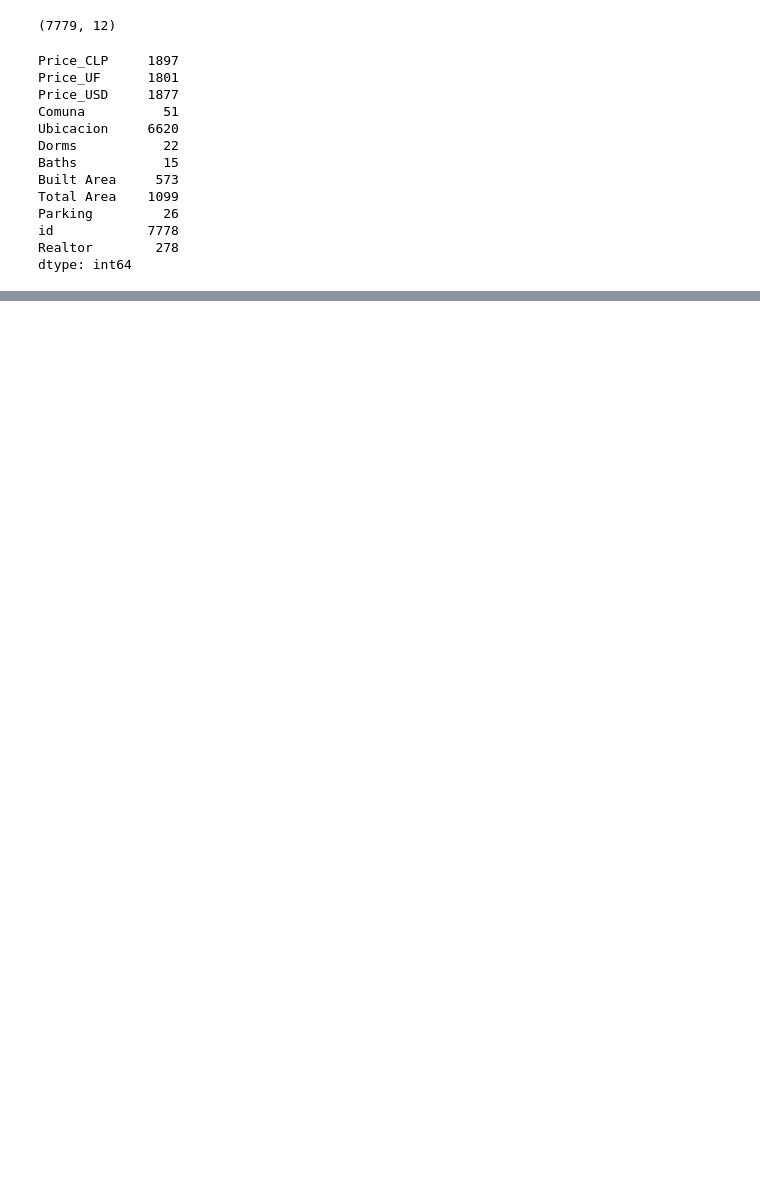
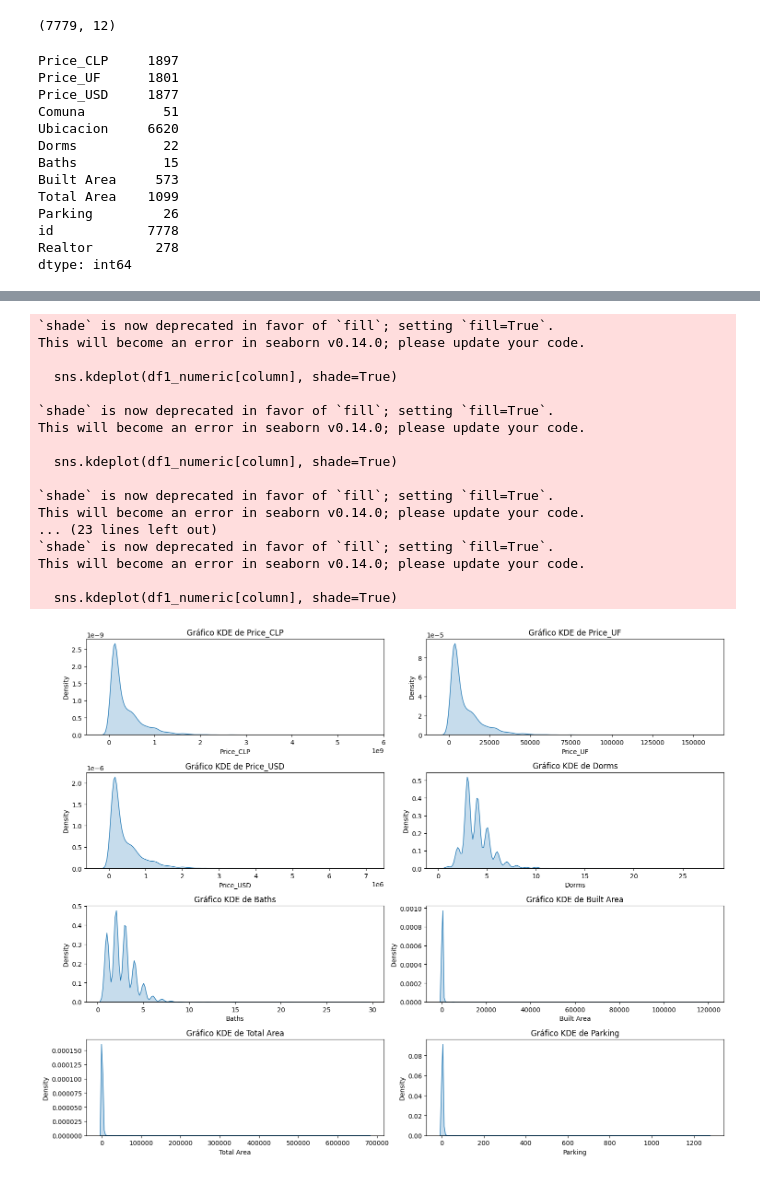
Before and after one commit to Marian186/Data-Cleaning, a Jupyter notebook: Precios_casas.ipynb, the cells around one changed output, grey strips where cells are left out. Cells and saved outputs as stored; diff of their text form; code cells hidden in the pictures; blank space fills up the shorter version.

```diff
--- a/Precios_casas.ipynb
+++ b/Precios_casas.ipynb
@@ -95,0 +143,38 @@ dtype: int64
+# %%
+# Asegurarse de que las columnas sean numéricas
+df1_numeric = df1.select_dtypes(include='number')
+
+# Eliminar la columna 'ID'
+df1_numeric = df1_numeric.drop(columns=['id'])
+
+# Definir el tamaño de la figura para los gráficos KDE
+plt.figure(figsize=(15, 20))
+
+# Iterar sobre cada columna numérica para crear gráficos KDE
+for i, column in enumerate(df1_numeric.columns, 1):
+    plt.subplot(7, 2, i)  # Crear una cuadrícula de gráficos (7 filas, 2 columnas)
+    sns.kdeplot(df1_numeric[column], shade=True)
+    plt.title(f'Gráfico KDE de {column}')
+
+# Ajustar el espacio entre los gráficos
+plt.tight_layout()
+plt.show()
+# %% [output]
+`shade` is now deprecated in favor of `fill`; setting `fill=True`.
+This will become an error in seaborn v0.14.0; please update your code.
+
+  sns.kdeplot(df1_numeric[column], shade=True)
+
+`shade` is now deprecated in favor of `fill`; setting `fill=True`.
+This will become an error in seaborn v0.14.0; please update your code.
+
+  sns.kdeplot(df1_numeric[column], shade=True)
+
+`shade` is now deprecated in favor of `fill`; setting `fill=True`.
+This will become an error in seaborn v0.14.0; please update your code.
+... (23 lines left out)
+`shade` is now deprecated in favor of `fill`; setting `fill=True`.
+This will become an error in seaborn v0.14.0; please update your code.
+
+  sns.kdeplot(df1_numeric[column], shade=True)
+[figure, added]
```
Also changed, not shown: parts of 7 cells of this notebook.
